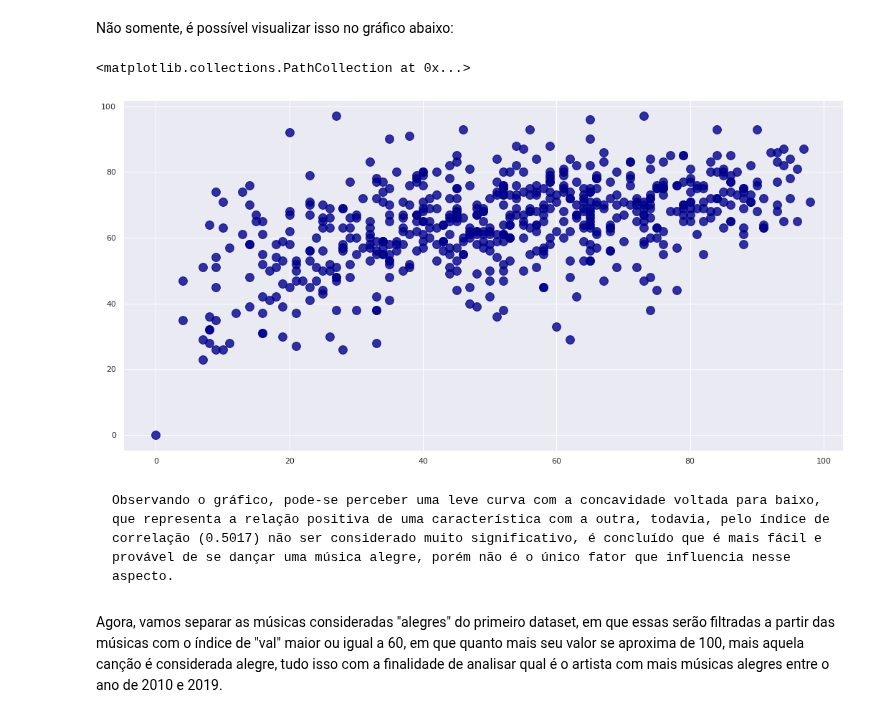
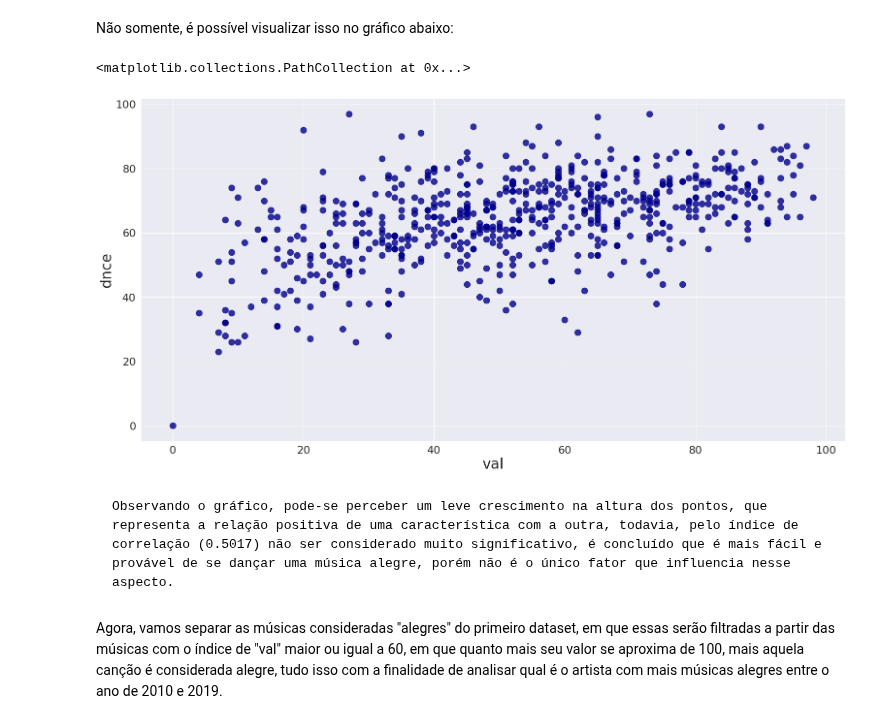
Before and after one commit to viniciusolzon/Music_Analysis, a Jupyter notebook: final_project.ipynb, the cells around one changed output. Saved outputs shown, nothing was run; the diff lists cells and outputs as text; code cells hidden in the pictures.

```diff
--- a/final_project.ipynb
+++ b/final_project.ipynb
@@ -417,7 +417,9 @@ Para conseguir essa informação, vamos observar o grau de obscenidade de cada m
 Abaixo, temos um gráfico demonstrando qual é o gênero com o maior índice de obscenidade, ao observá-lo abaixo, fica claro que o gênero musical mais obsceno é o hip-hop. Sobre isso, existe uma possível dúvida: "Será que a maior incidência no grau de obscenidade das músicas aponta para o Hip Hop só porquê existem mais músicas desse gênero musical nos conjuntos de dados?".
 # %%
 sns.set_theme()
-fig_dims = (20, 10)
+sns.set(font_scale = 2)
+
+fig_dims = (26, 13)
 fig, ax = plt.subplots(figsize = fig_dims)
 
 sns.barplot(x = "genre", y = "obscene", ax = ax, data = second_df, alpha = 0.9)
@@ -460,15 +462,18 @@ Como visto acima, o quanto uma música é alegre tem sim uma correlação com o
 Não somente, é possível visualizar isso no gráfico abaixo:
 # %%
 f = plt.figure()
-f.set_figwidth(18)
-f.set_figheight(9)
+f.set_figwidth(26)
+f.set_figheight(13)
 
-plt.scatter(first_df["val"], first_df["dnce"], s = 140, color = "darkblue", alpha = 0.8)
+plt.ylabel("dnce", fontsize = 30)
+plt.xlabel("val", fontsize = 30)
+
+plt.scatter(first_df["val"], first_df["dnce"], s = 160, color = "darkblue", alpha = 0.8)
 # %% [output]
 <matplotlib.collections.PathCollection at 0x...>
-[figure, old version]
+[figure, new version]
 # %% [markdown]
-    Observando o gráfico, pode-se perceber uma leve curva com a concavidade voltada para baixo, que representa a relação positiva de uma característica com a outra, todavia, pelo índice de correlação (0.5017) não ser considerado muito significativo, é concluído que é mais fácil e provável de se dançar uma música alegre, porém não é o único fator que influencia nesse aspecto.
+    Observando o gráfico, pode-se perceber um leve crescimento na altura dos pontos, que representa a relação positiva de uma característica com a outra, todavia, pelo índice de correlação (0.5017) não ser considerado muito significativo, é concluído que é mais fácil e provável de se dançar uma música alegre, porém não é o único fator que influencia nesse aspecto.
 # %% [markdown]
 Agora, vamos separar as músicas consideradas "alegres" do primeiro dataset, em que essas serão filtradas a partir das músicas com o índice de "val" maior ou igual a 60, em que quanto mais seu valor se aproxima de 100, mais aquela canção é considerada alegre, tudo isso com a finalidade de analisar qual é o artista com mais músicas alegres entre o ano de 2010 e 2019.
 # %%
```
Also changed, not shown: parts of 10 cells of this notebook.
